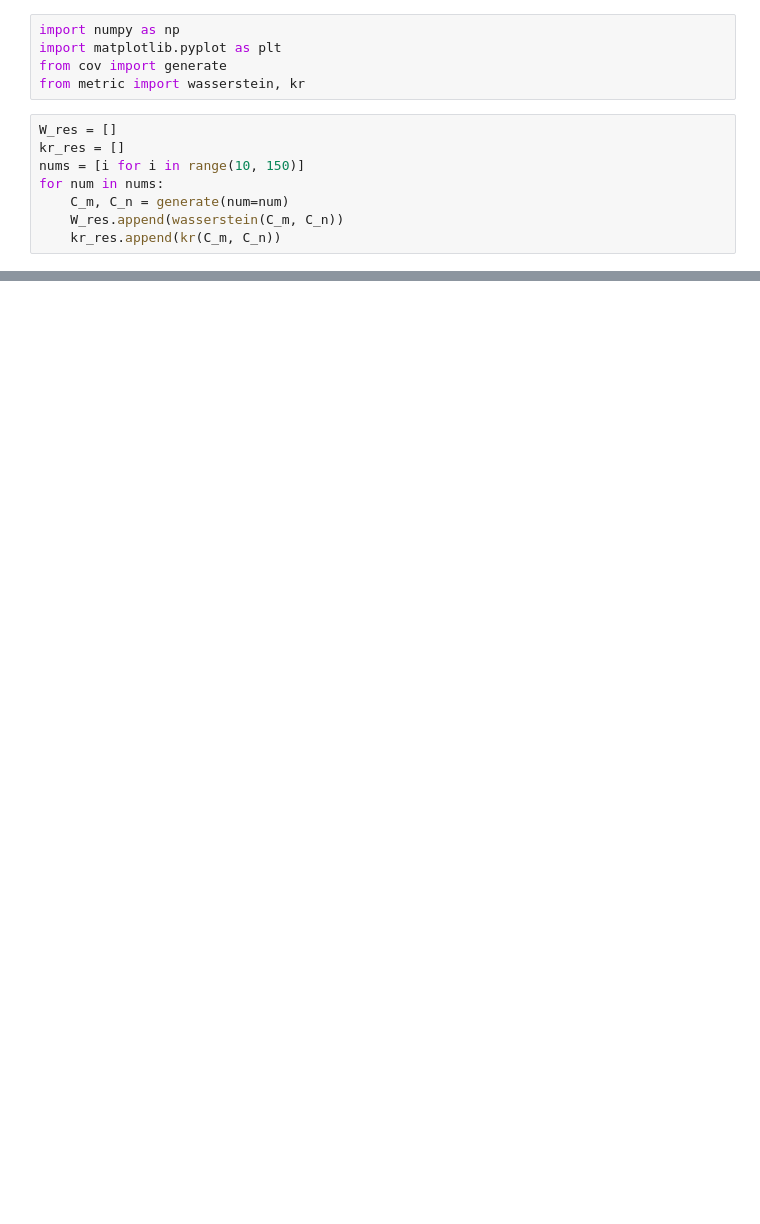
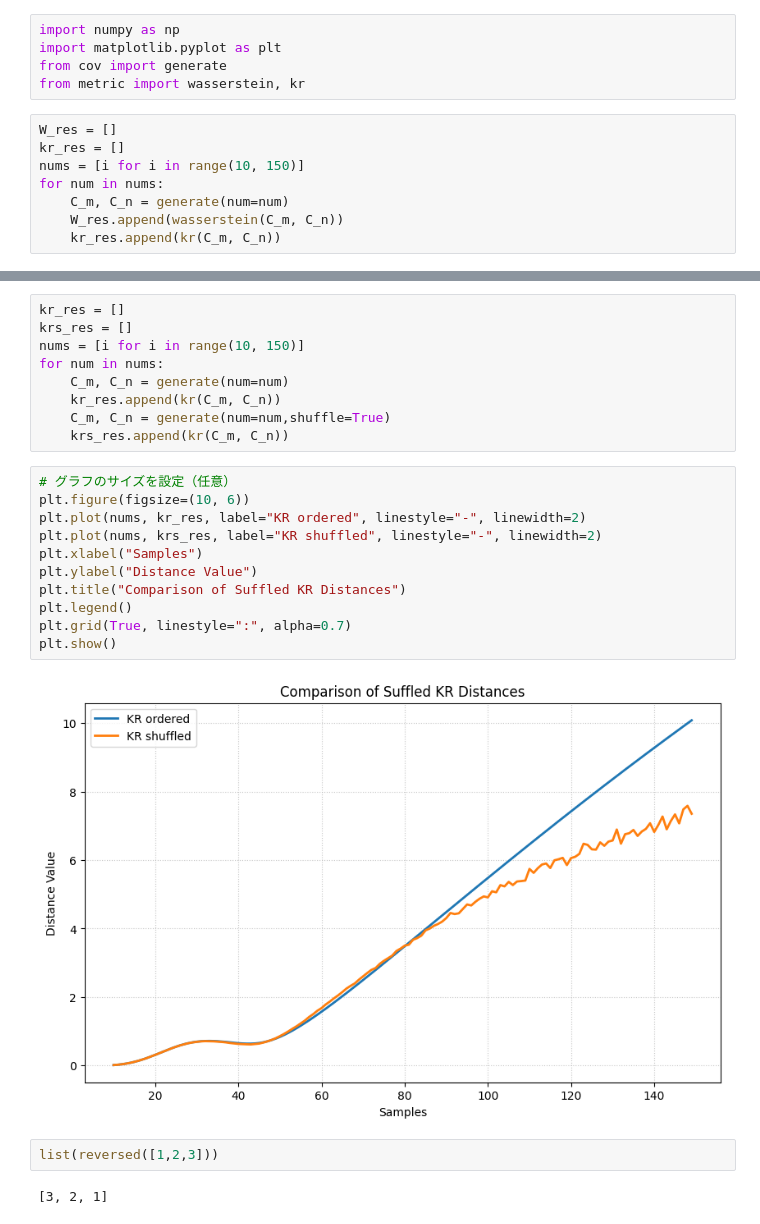
Before and after one commit to QijunTong0/Research-Playground, a Jupyter notebook: notebooks/main.ipynb, the cells around one changed output, grey strips where cells are left out. Saved outputs shown, nothing was run; the diff lists cells and outputs as text; blank space fills up the shorter version.

```diff
--- a/notebooks/main.ipynb
+++ b/notebooks/main.ipynb
@@ -26,0 +27,26 @@ plt.show()
+# %%
+kr_res = []
+krs_res = []
+nums = [i for i in range(10, 150)]
+for num in nums:
+    C_m, C_n = generate(num=num)
+    kr_res.append(kr(C_m, C_n))
+    C_m, C_n = generate(num=num,shuffle=True)
+    krs_res.append(kr(C_m, C_n))
+# %%
+# グラフのサイズを設定（任意）
+plt.figure(figsize=(10, 6))
+plt.plot(nums, kr_res, label="KR ordered", linestyle="-", linewidth=2)
+plt.plot(nums, krs_res, label="KR shuffled", linestyle="-", linewidth=2)
+plt.xlabel("Samples")
+plt.ylabel("Distance Value")
+plt.title("Comparison of Suffled KR Distances")
+plt.legend()
+plt.grid(True, linestyle=":", alpha=0.7)
+plt.show()
+# %% [output]
+[figure, added]
+# %%
+list(reversed([1,2,3]))
+# %% [output]
+[3, 2, 1]
```
Also changed, not shown: parts of 1 cell of this notebook, 4 other files.
